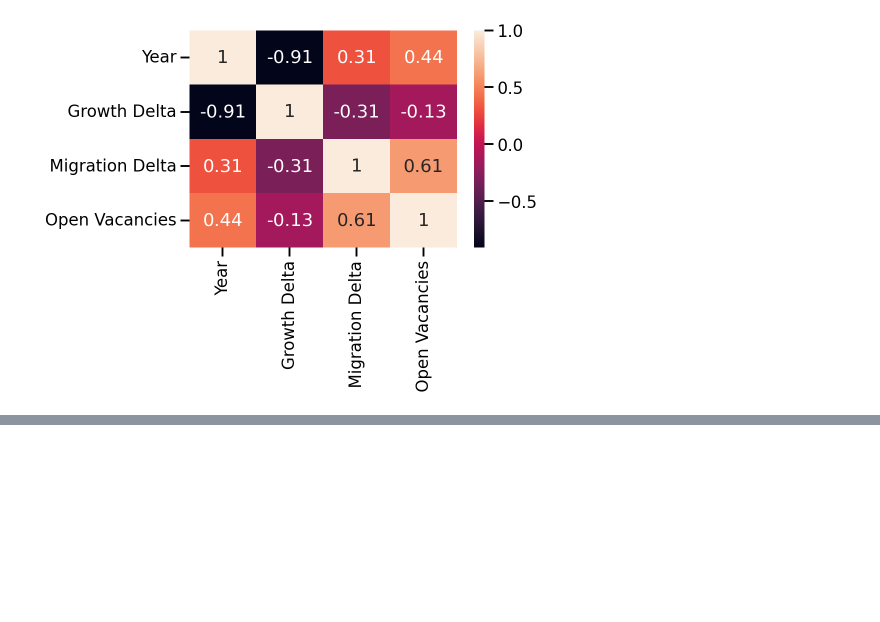
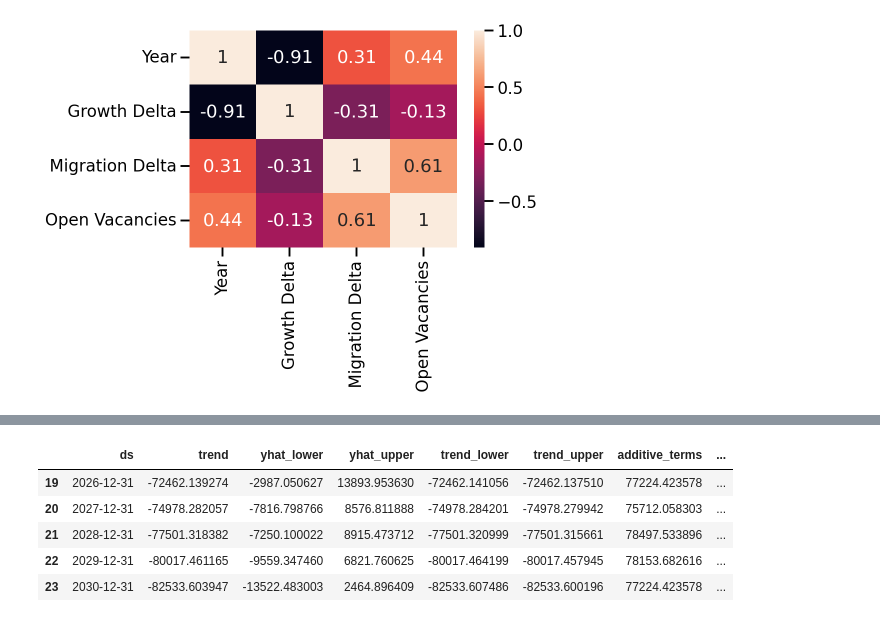
Before and after one commit to ericmcg13/CCT-CA1, a Jupyter notebook: CA1_Report.ipynb, the cells around one changed output, grey strips where cells are left out. Saved outputs shown, nothing was run; the diff lists cells and outputs as text; code cells hidden in the pictures; blank space fills up the shorter version.

```diff
--- a/CA1_Report.ipynb
+++ b/CA1_Report.ipynb
@@ -359,0 +449,9 @@ plt.show()
+# %%
+forcast.tail()
+# %% [output]
+|  | ds | trend | yhat_lower | yhat_upper | trend_lower | trend_upper | additive_terms | ... |
+| 19 | 2026-12-31 | -72462.139274 | -2987.050627 | 13893.953630 | -72462.141056 | -72462.137510 | 77224.423578 | ... |
+| 20 | 2027-12-31 | -74978.282057 | -7816.798766 | 8576.811888 | -74978.284201 | -74978.279942 | 75712.058303 | ... |
+| 21 | 2028-12-31 | -77501.318382 | -7250.100022 | 8915.473712 | -77501.320999 | -77501.315661 | 78497.533896 | ... |
+| 22 | 2029-12-31 | -80017.461165 | -9559.347460 | 6821.760625 | -80017.464199 | -80017.457945 | 78153.682616 | ... |
+| 23 | 2030-12-31 | -82533.603947 | -13522.483003 | 2464.896409 | -82533.607486 | -82533.600196 | 77224.423578 | ... |
```
Also changed, not shown: parts of 12 cells of this notebook.
